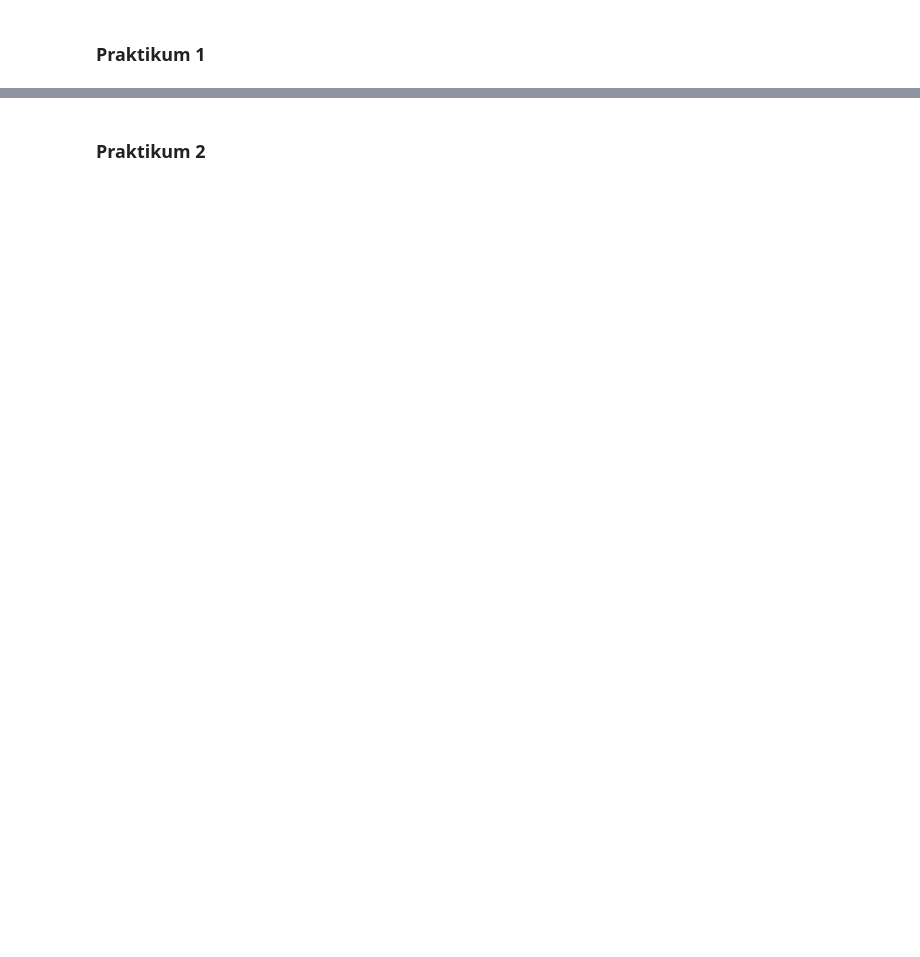
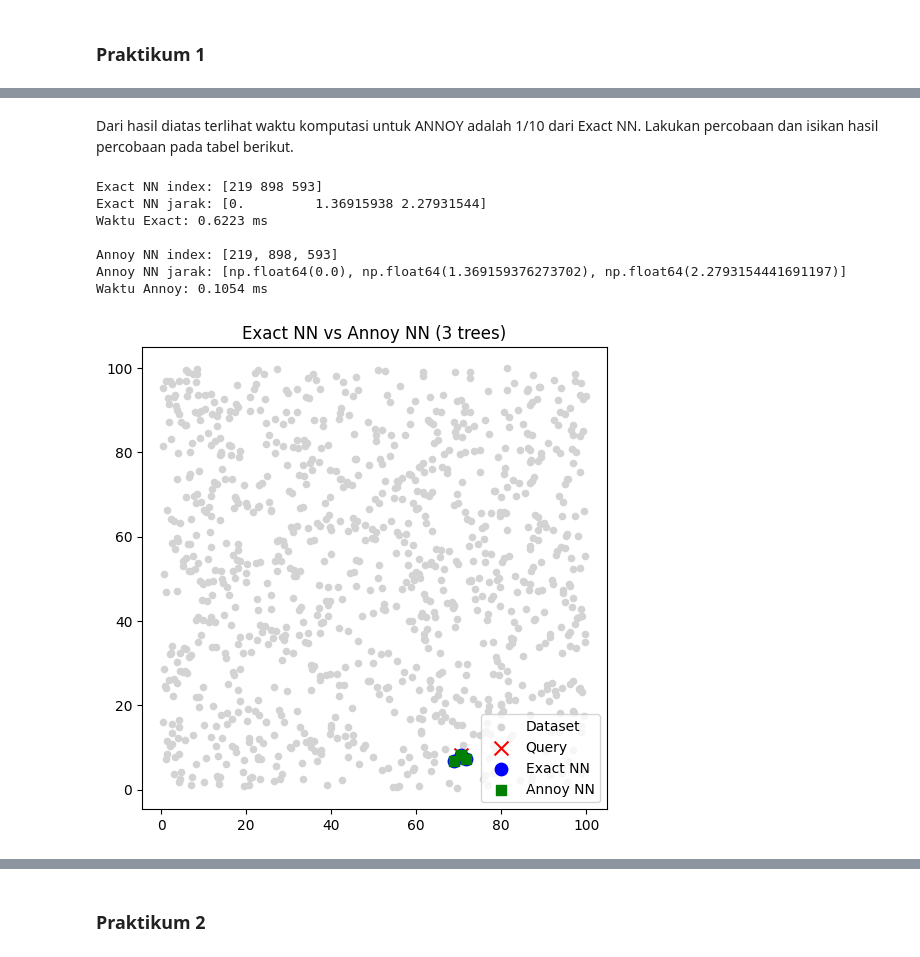
Before and after one commit to merasifa/MACHINE_LEARNING, a Jupyter notebook: JS06_TIARA_MERA_SIFA_2341720247.ipynb, the cells around one changed output, grey strips where cells are left out. Saved outputs shown, nothing was run; the diff lists cells and outputs as text; code cells hidden in the pictures; blank space fills up the shorter version.

```diff
--- a/JS06_TIARA_MERA_SIFA_2341720247.ipynb
+++ b/JS06_TIARA_MERA_SIFA_2341720247.ipynb
@@ -129,0 +78,66 @@ Exact NN time: 12.993 seconds
+# %% [markdown]
+Dari hasil diatas terlihat waktu komputasi untuk ANNOY adalah 1/10 dari Exact NN. Lakukan percobaan dan isikan hasil percobaan pada tabel berikut.
+# %%
+import numpy as np
+import matplotlib.pyplot as plt
+import time
+
+from annoy import AnnoyIndex
+
+# 1. Dataset 2D
+np.random.seed(42)
+n_points = 1000
+X = np.random.rand(n_points, 2) * 100  # titik random dalam ruang 100x100
+
+# Query point (ambil salah satu titik random)
+query = X[np.random.randint(0, n_points)]
+
+# 2. Exact NN (brute force)
+start = time.time()
+distances = np.linalg.norm(X - query, axis=1)
+idx_exact = np.argsort(distances)[:3]  # ambil 3 terdekat
+time_exact = time.time() - start
+
+print("Exact NN index:", idx_exact)
+print("Exact NN jarak:", distances[idx_exact])
+print("Waktu Exact:", round(time_exact*1000, 4), "ms")
+
+# 3. Annoy NN
+f = 2  # dimensi
+t = AnnoyIndex(f, 'euclidean')
+for i, vec in enumerate(X):
+    t.add_item(i, vec)
+
+t.build(8)  # 8 trees
+
+start = time.time()
+idx_ann = t.get_nns_by_vector(query, 3)
+time_ann = time.time() - start
+
+print("\nAnnoy NN index:", idx_ann)
+print("Annoy NN jarak:", [np.linalg.norm(X[i]-query) for i in idx_ann])
+print("Waktu Annoy:", round(time_ann*1000, 4), "ms")
+
+# 4. Visualisasi hasil
+plt.figure(figsize=(6,6))
+plt.scatter(X[:,0], X[:,1], c="lightgray", s=20, label="Dataset")
+plt.scatter(query[0], query[1], c="red", marker="x", s=100, label="Query")
+
+# Exact NN ditandai biru
+plt.scatter(X[idx_exact,0], X[idx_exact,1], c="blue", s=80, label="Exact NN")
+
+# Annoy NN ditandai hijau
+plt.scatter(X[idx_ann,0], X[idx_ann,1], c="green", s=50, marker="s", label="Annoy NN")
+
+plt.legend()
+plt.title("Exact NN vs Annoy NN (3 trees)")
+plt.show()
+# %% [output]
+Exact NN index: [219 898 593]
+Exact NN jarak: [0.         1.36915938 2.27931544]
+Waktu Exact: 0.6223 ms
+
+Annoy NN index: [219, 898, 593]
+Annoy NN jarak: [np.float64(0.0), np.float64(1.369159376273702), np.float64(2.2793154441691197)]
+Waktu Annoy: 0.1054 ms
+[figure, added]
```
Also changed, not shown: parts of 22 cells of this notebook.
